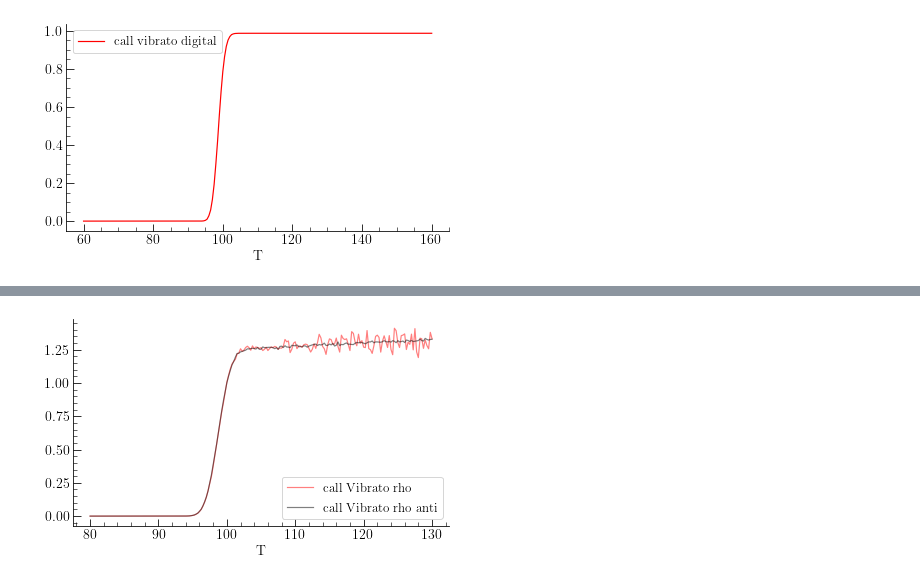
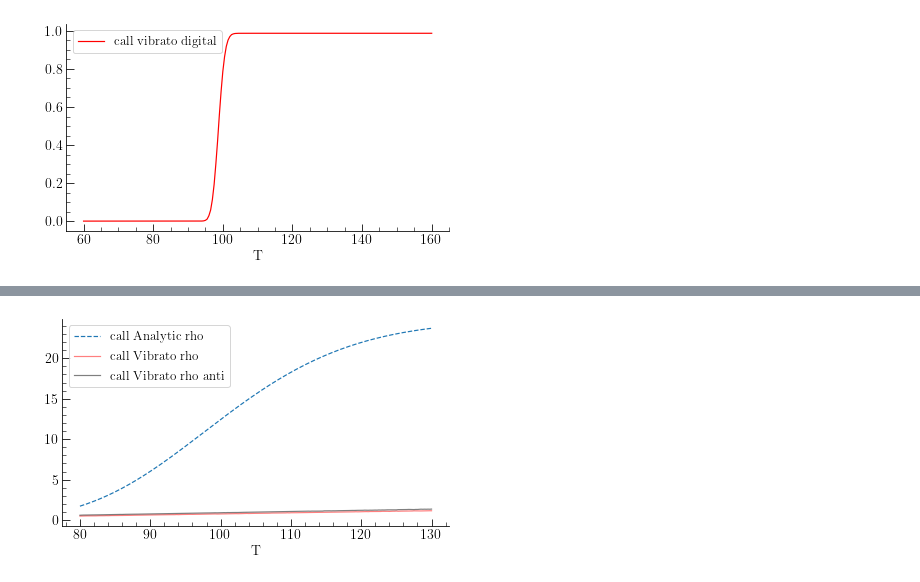
Before and after one commit to axeh101/vibrato-mc, a Jupyter notebook: src/python/plots.ipynb, the cells around one changed output, grey strips where cells are left out. Saved outputs shown, nothing was run; the diff lists cells and outputs as text; code cells hidden in the pictures.

```diff
--- a/src/python/plots.ipynb
+++ b/src/python/plots.ipynb
@@ -106,18 +106,18 @@ call_vanilla_vega_vibrato_anti.plot(ax=ax, color='black', alpha=.5);
 # %%
 call_vanilla_rho_analytic = pd.read_csv('datasets/call_analytic_rho.csv',
                                             header=None, names=['T', 'call Analytic rho'],
                                             sep=';', index_col=0)
 call_vanilla_rho_vibrato = pd.read_csv('datasets/call_vibrato_rho.csv',
                                             header=None, names=['T', 'call Vibrato rho'],
                                             sep=';', index_col=0)
 call_vanilla_rho_vibrato_anti = pd.read_csv('datasets/call_vibrato_rho_antithetic.csv',
                                             header=None, names=['T', 'call Vibrato rho anti'],
                                             sep=';', index_col=0)
 
 
 fig, ax= plt.subplots();
-# call_vanilla_rho_analytic.plot(ax=ax, ls='--');
+call_vanilla_rho_analytic.plot(ax=ax, ls='--');
 call_vanilla_rho_vibrato.plot(ax=ax, color='red', alpha=.5);
 call_vanilla_rho_vibrato_anti.plot(ax=ax, color='black', alpha=.5);
 # %% [output]
-[figure, old version]
+[figure, new version]
```
Also changed, not shown: parts of 2 cells of this notebook, 11 other files.
